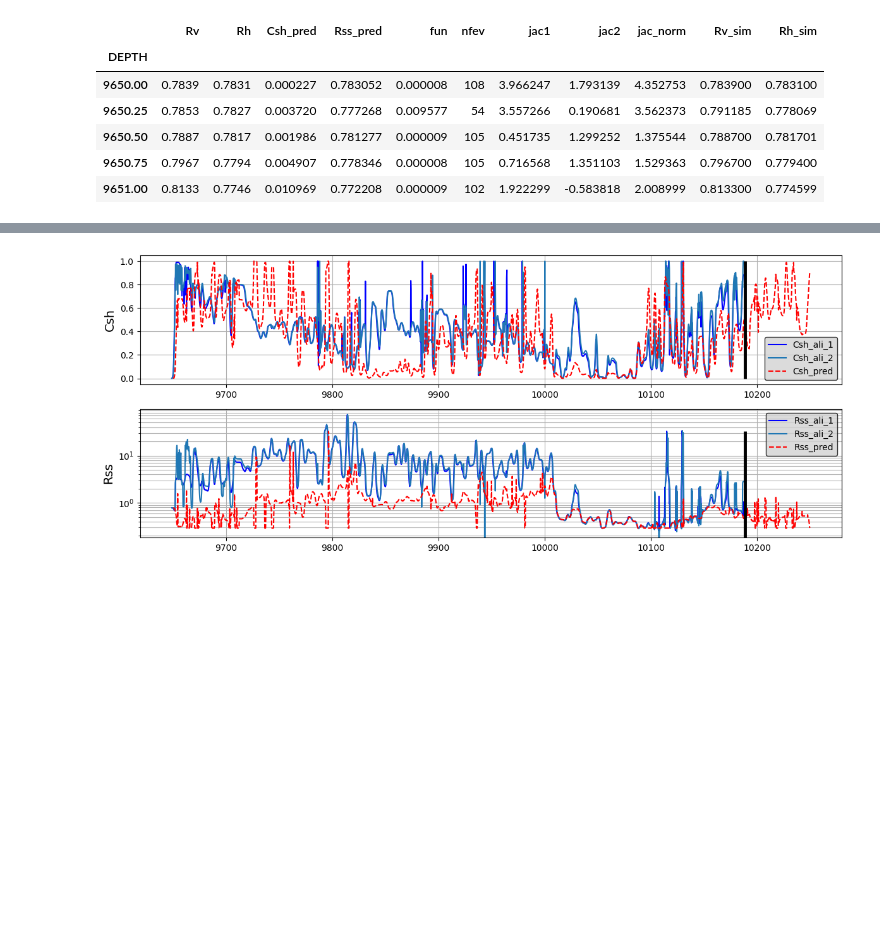
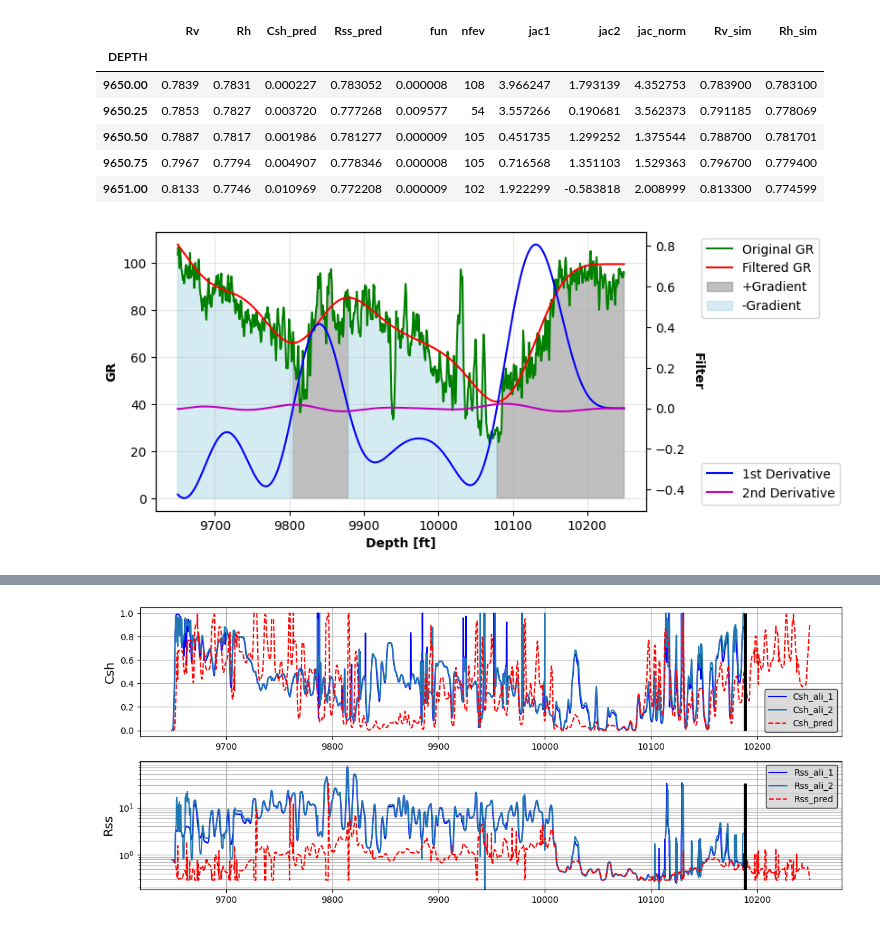
Before and after one commit to misaelmmorales/Anisotropic-Resistivity-Inversion, a Jupyter notebook: main_nb.ipynb, the cells around one changed output, grey strips where cells are left out. Saved outputs shown, nothing was run; the diff lists cells and outputs as text; code cells hidden in the pictures; blank space fills up the shorter version.

```diff
--- a/main_nb.ipynb
+++ b/main_nb.ipynb
@@ -303,0 +299,27 @@ sol.head()
+# %%
+d = case1['GR']
+grw = signal.filtfilt(*signal.butter(7, 5e-3), d)
+dgrw = np.gradient(grw, d.index)
+d2grw = np.gradient(dgrw, d.index)
+
+fig, ax1 = plt.subplots(1,1, figsize=(7,4))
+
+ax1.plot(d.index, d, color='g', label='Original GR')
+ax1.plot(d.index, grw, color='r', label='Filtered GR')
+
+ax2 = ax1.twinx()
+ax2.plot(d.index, dgrw, color='b', label='1st Derivative')
+ax2.plot(d.index, d2grw, color='m', label='2nd Derivative')
+
+ax1.fill_between(d.index, 0, d, where=dgrw>0, color='grey', alpha=0.5, label='+Gradient')
+ax1.fill_between(d.index, 0, d, where=dgrw<0, color='lightblue', alpha=0.5, label='-Gradient')
+
+ax1.legend(bbox_to_anchor=(1.1, 1), loc='upper left')
+ax1.set_ylabel('GR', weight='bold')
+ax2.legend(bbox_to_anchor=(1.1, 0), loc='lower left')
+ax2.set_ylabel('Filter', weight='bold', labelpad=15, rotation=270)
+ax1.set_xlabel('Depth [ft]', weight='bold')
+ax1.grid(True, which='both', alpha=0.33)
+plt.show()
+# %% [output]
+[figure, added]
```
Also changed, not shown: parts of 7 cells of this notebook, 1 other file.
